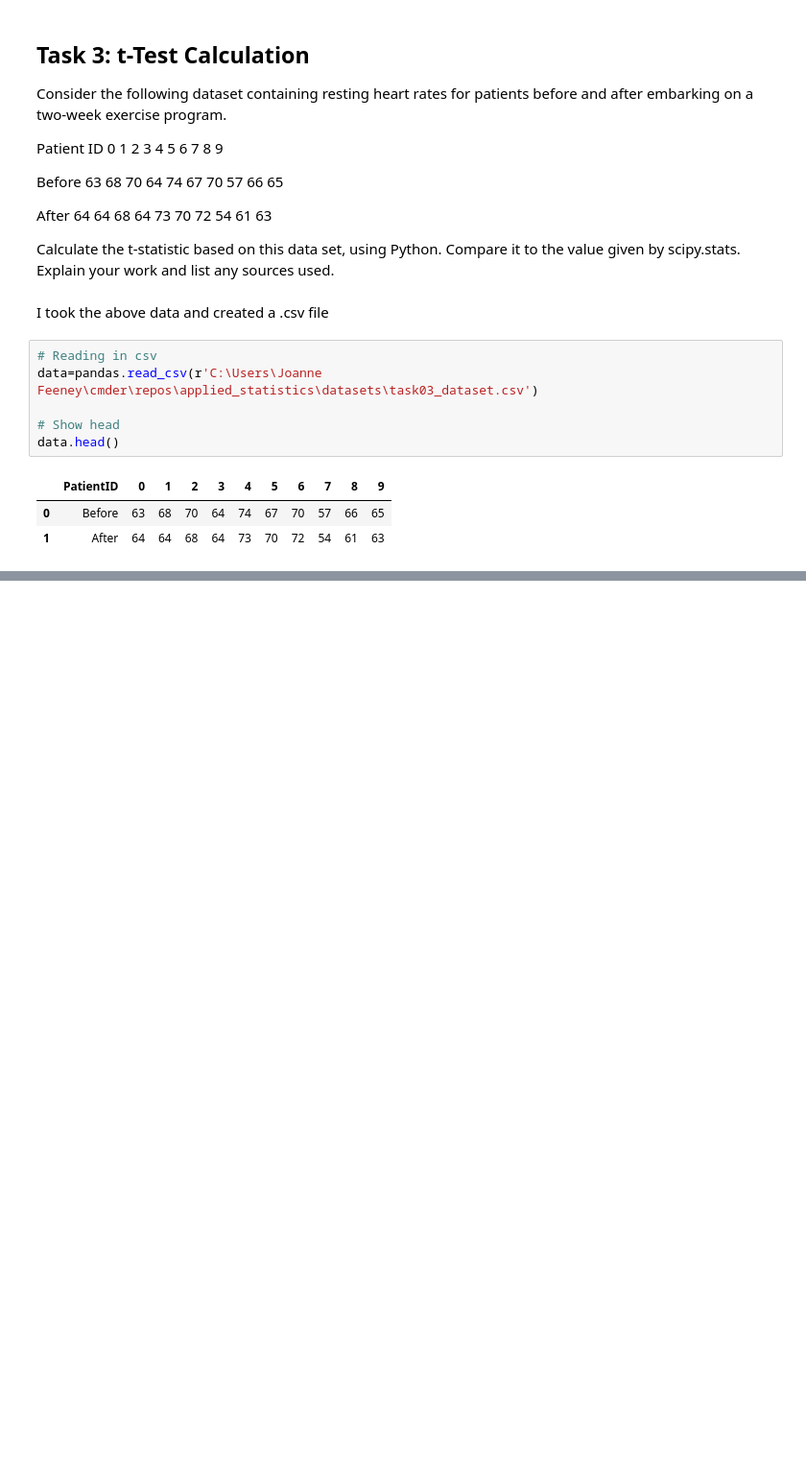
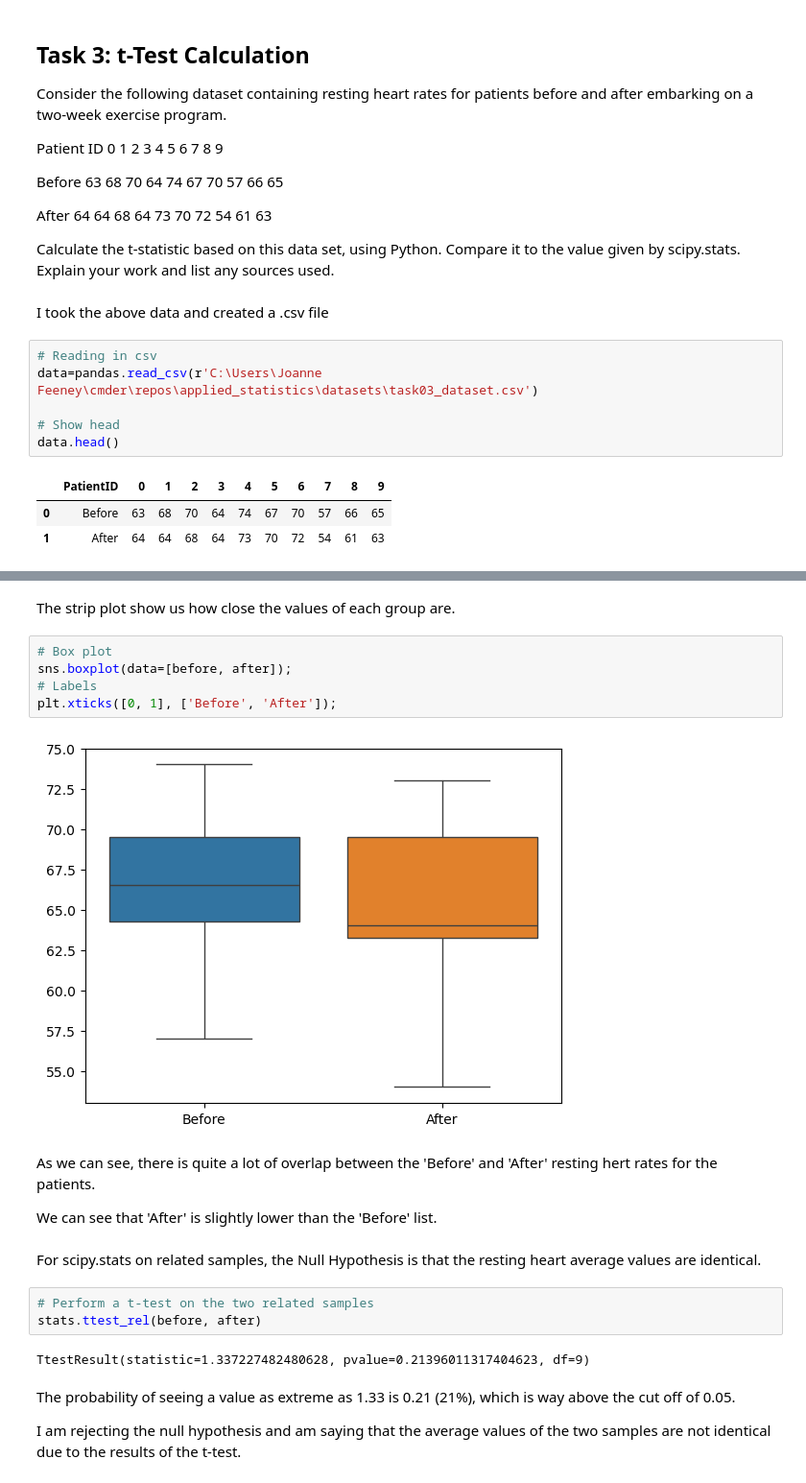
Before and after one commit to joannefeeney/applied_statistics, a Jupyter notebook: tasks.ipynb, the cells around one changed output, grey strips where cells are left out. Shown at 96% size. Drawn from its saved outputs; the diff is of its cells as text; blank space fills up the shorter version.

```diff
--- a/tasks.ipynb
+++ b/tasks.ipynb
@@ -377,0 +406,24 @@ after_data
+# %% [markdown]
+The strip plot show us how close the values of each group are.
+# %%
+# Box plot
+sns.boxplot(data=[before, after]);
+# Labels
+plt.xticks([0, 1], ['Before', 'After']);
+# %% [output]
+[figure, added]
+# %% [markdown]
+As we can see, there is quite a lot of overlap between the 'Before' and 'After' resting hert rates for the patients.
+
+We can see that 'After' is slightly lower than the 'Before' list.
+# %% [markdown]
+For scipy.stats on related samples, the Null Hypothesis is that the resting heart average values are identical.
+# %%
+# Perform a t-test on the two related samples
+stats.ttest_rel(before, after)
+# %% [output]
+TtestResult(statistic=1.337227482480628, pvalue=0.21396011317404623, df=9)
+# %% [markdown]
+The probability of seeing a value as extreme as 1.33 is 0.21 (21%), which is way above the cut off of 0.05.
+
+I am rejecting the null hypothesis and am saying that the average values of the two samples are not identical due to the results of the t-test.
```
Also changed, not shown: parts of 27 cells of this notebook.
